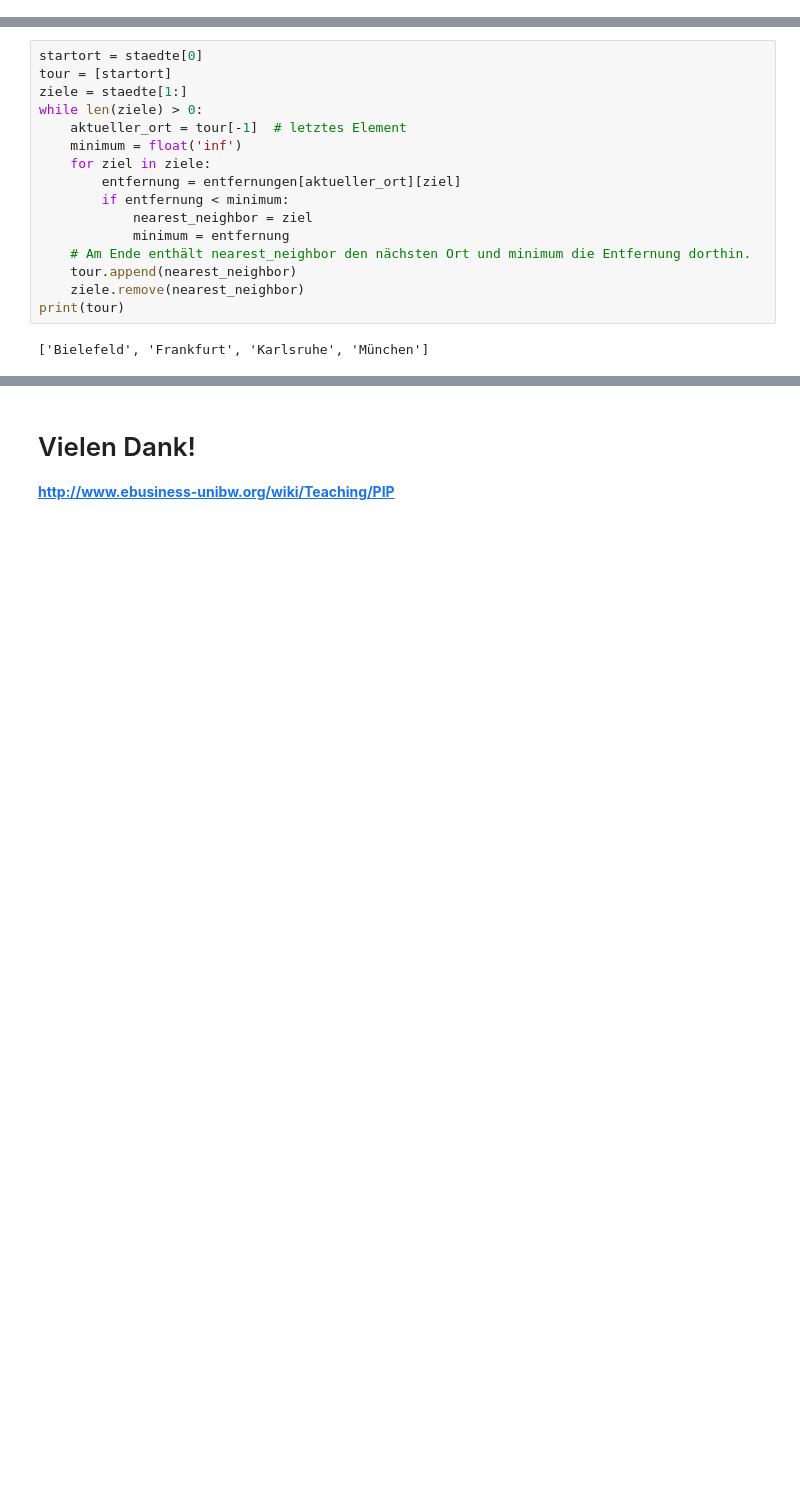
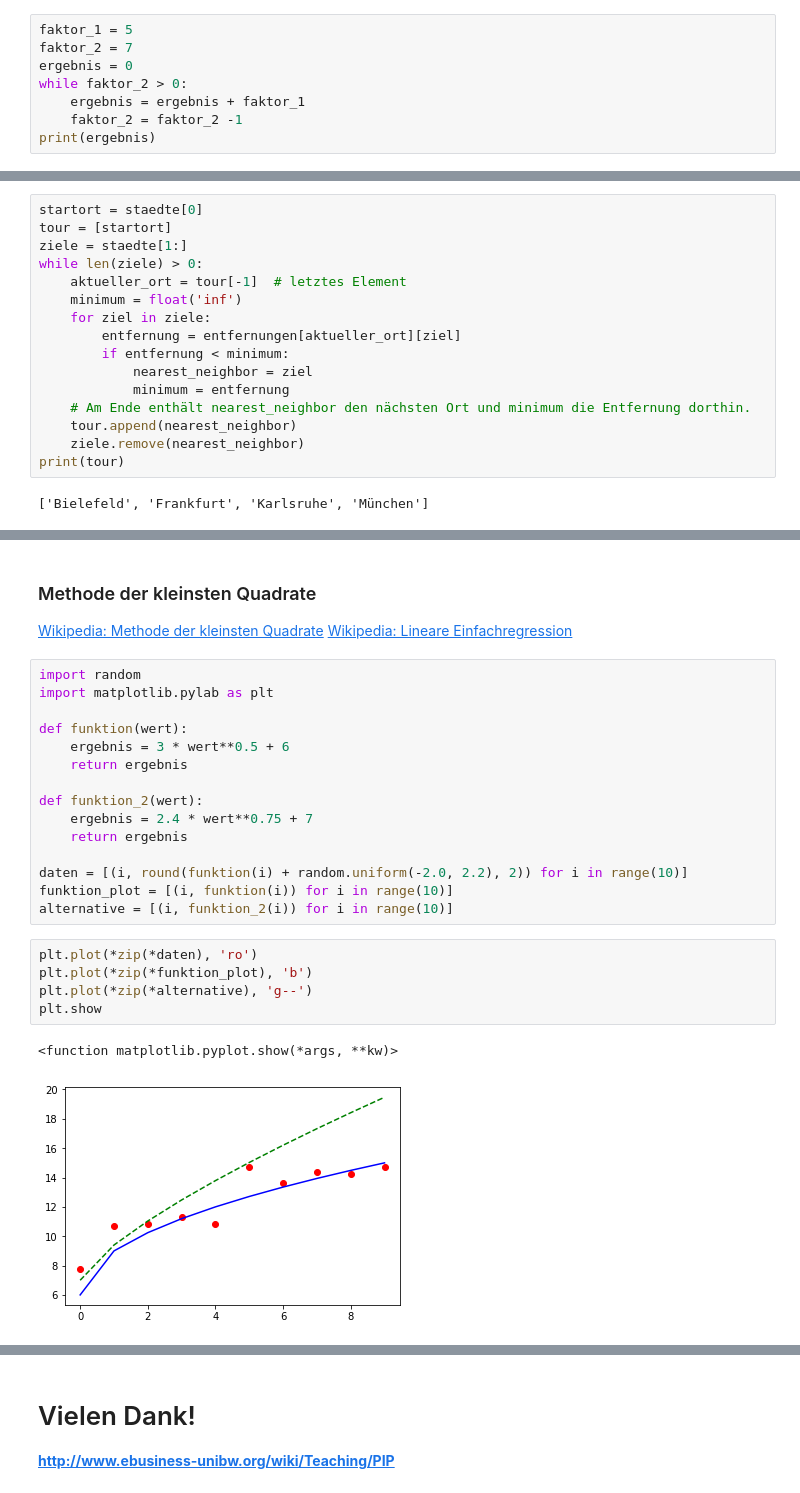
Before and after one commit to mfhepp/pip, a Jupyter notebook: notebooks/uebungen_2.ipynb, the cells around one changed output, grey strips where cells are left out. Cells and saved outputs as stored; diff of their text form; blank space fills up the shorter version.

```diff
--- a/notebooks/uebungen_2.ipynb
+++ b/notebooks/uebungen_2.ipynb
@@ -10,0 +25,8 @@ Sie sollen hier üben, ein Problem durch eine Kontrollflussstruktur aus möglich
+# %%
+faktor_1 = 5
+faktor_2 = 7
+ergebnis = 0
+while faktor_2 > 0:
+    ergebnis = ergebnis + faktor_1
+    faktor_2 = faktor_2 -1
+print(ergebnis)
@@ -762,0 +820,28 @@ print(tour)
+# %% [markdown]
+### Methode der kleinsten Quadrate
+
+[Wikipedia: Methode der kleinsten Quadrate](https://de.wikipedia.org/wiki/Methode_der_kleinsten_Quadrate)
+[Wikipedia: Lineare Einfachregression](https://de.wikipedia.org/wiki/Lineare_Einfachregression)
+# %%
+import random
+import matplotlib.pylab as plt
+
+def funktion(wert):
+    ergebnis = 3 * wert**0.5 + 6
+    return ergebnis
+
+def funktion_2(wert):
+    ergebnis = 2.4 * wert**0.75 + 7
+    return ergebnis
+
+daten = [(i, round(funktion(i) + random.uniform(-2.0, 2.2), 2)) for i in range(10)]
+funktion_plot = [(i, funktion(i)) for i in range(10)]
+alternative = [(i, funktion_2(i)) for i in range(10)]
+# %%
+plt.plot(*zip(*daten), 'ro')
+plt.plot(*zip(*funktion_plot), 'b')
+plt.plot(*zip(*alternative), 'g--')
+plt.show
+# %% [output]
+<function matplotlib.pyplot.show(*args, **kw)>
+[figure, added]
```
Also changed, not shown: parts of 22 cells of this notebook, 2 other files.
